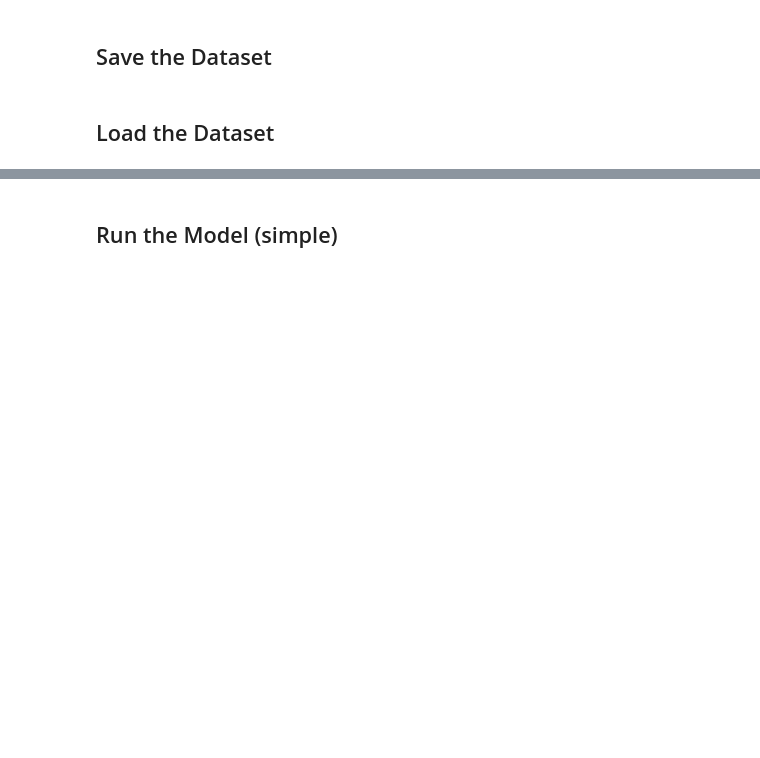
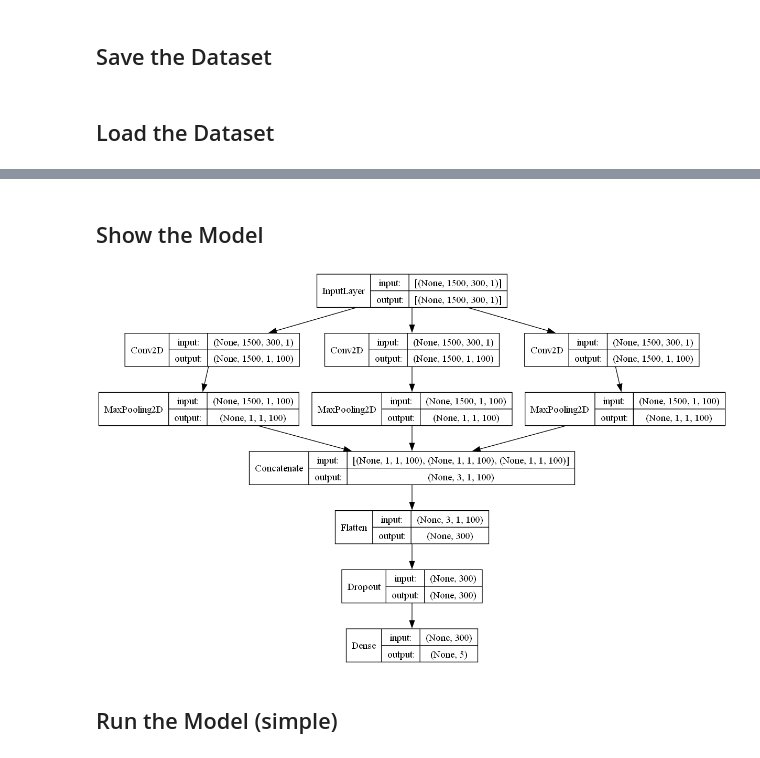
Before and after one commit to bpopp/CSE-6250-Final-Project, a Jupyter notebook: CSE-6250-Team-A1-Full Source Code.ipynb, the cells around one changed output, grey strips where cells are left out. Saved outputs shown, nothing was run; the diff lists cells and outputs as text; code cells hidden in the pictures; blank space fills up the shorter version.

```diff
--- a/CSE-6250-Team-A1-Full Source Code.ipynb
+++ b/CSE-6250-Team-A1-Full Source Code.ipynb
@@ -89,35 +89,25 @@ intermediate_layer = 'flat_drop'    # for extracting features from CNN
 # %%
 def get_keras_cnn_model():
 
-    l_ip = Input(shape=(sys_params['max_sent_len'], sys_params['emb_dim'], 1), dtype='float32')
+    input = Input(shape=(sys_params['max_sent_len'], sys_params['emb_dim'], 1), dtype='float32')
 
-    lst_convfeat = []
+    conv_layers = []
     for filter in cnn_params['kernels']:
-        l_conv = Conv2D(filters=cnn_params['no_filters'], kernel_size=(filter, sys_params['emb_dim']), strides=cnn_params['c_stride'],
+        conv2d = Conv2D(filters=cnn_params['no_filters'], kernel_size=(filter, sys_params['emb_dim']), strides=cnn_params['c_stride'],
                         padding=cnn_params['pad'], data_format='channels_last', input_shape=cnn_params['ip_shape'],
-                        activation=cnn_params['c_activ'])(l_ip)
-        l_pool = MaxPool2D(pool_size=(sys_params['max_sent_len'], 1))(l_conv)
-        lst_convfeat.append(l_pool)
+                        activation=cnn_params['c_activ'])(input)
+        l_pool = MaxPool2D(pool_size=(sys_params['max_sent_len'], 1))(conv2d)
+        conv_layers.append(l_pool)
 
-    l_concat = Concatenate(axis=1)(lst_convfeat)
+    l_concat = Concatenate(axis=1)(conv_layers)
     l_flat = Flatten()(l_concat)
     l_drop = Dropout(rate=cnn_params['drop_rate'], name='flat_drop')(l_flat)
-    l_op = Dense(units=cnn_params['op_unit'], activation=cnn_params['op_activ'], name='cnn_op')(l_drop)
+    output = Dense(units=cnn_params['op_unit'], activation=cnn_params['op_activ'], name='cnn_op')(l_drop)
 
-    final_model = Model(l_ip, l_op)
+    final_model = Model(input, output)
     final_model.compile(optimizer=Adam(learning_rate=cnn_params['l_rate']), loss=cnn_params['loss'], metrics=['accuracy'])
 
     return final_model
-
-def get_mlp_model(ip_dim):
-
-    mlp_model = Sequential()
-
-    mlp_model.add(Dense(units=cnn_params['op_unit'], activation=cnn_params['op_activ'], name='classif_op',
-                            input_dim=ip_dim))
-    mlp_model.compile(optimizer=Adam(learning_rate=cnn_params['l_rate']), loss=cnn_params['loss'],
-                          metrics=['accuracy'])
-    return mlp_model
 
 def get_prf1_score(y_true, y_pred):
     tp, fp, fn = 0.0, 0.0, 0.0
@@ -245,3 +235,11 @@ print ( x_data_all.shape, y_data_all.shape )
+# %% [markdown]
+## Show the Model
+# %%
+model = get_keras_cnn_model()
+from keras.utils import plot_model
+plot_model(model, to_file='images/5category_cnn_model.png', show_shapes=True, show_layer_names=False)
+# %% [output]
+[figure, added]
 # %% [markdown]
 ## Run the Model (simple)
 # %%
```
Also changed, not shown: parts of 6 cells of this notebook, 1 other file.
